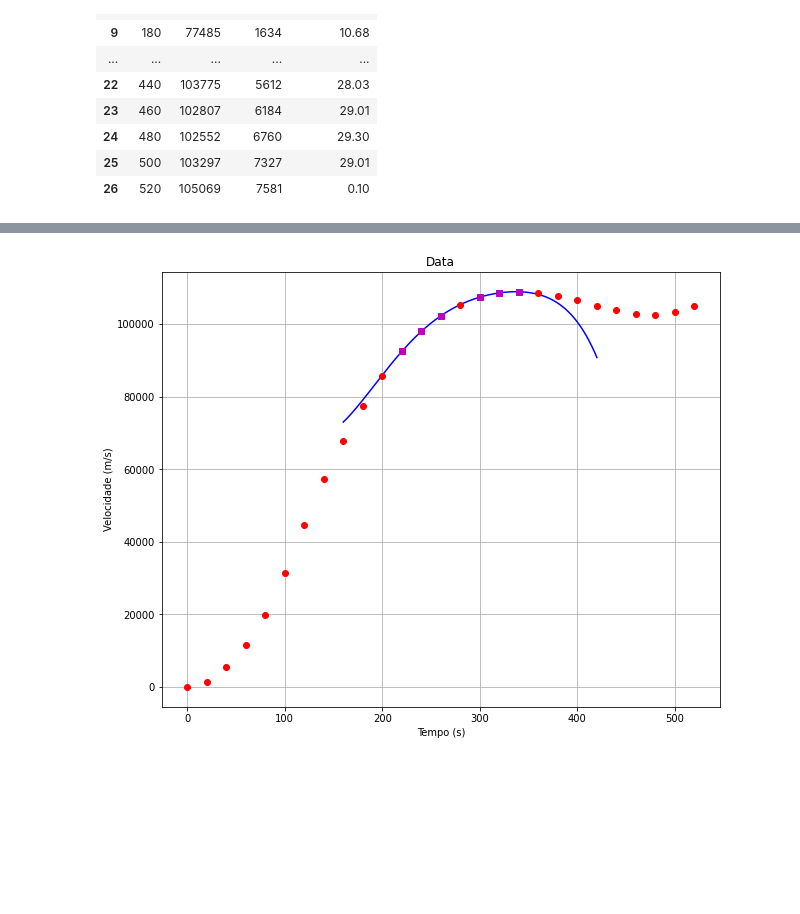
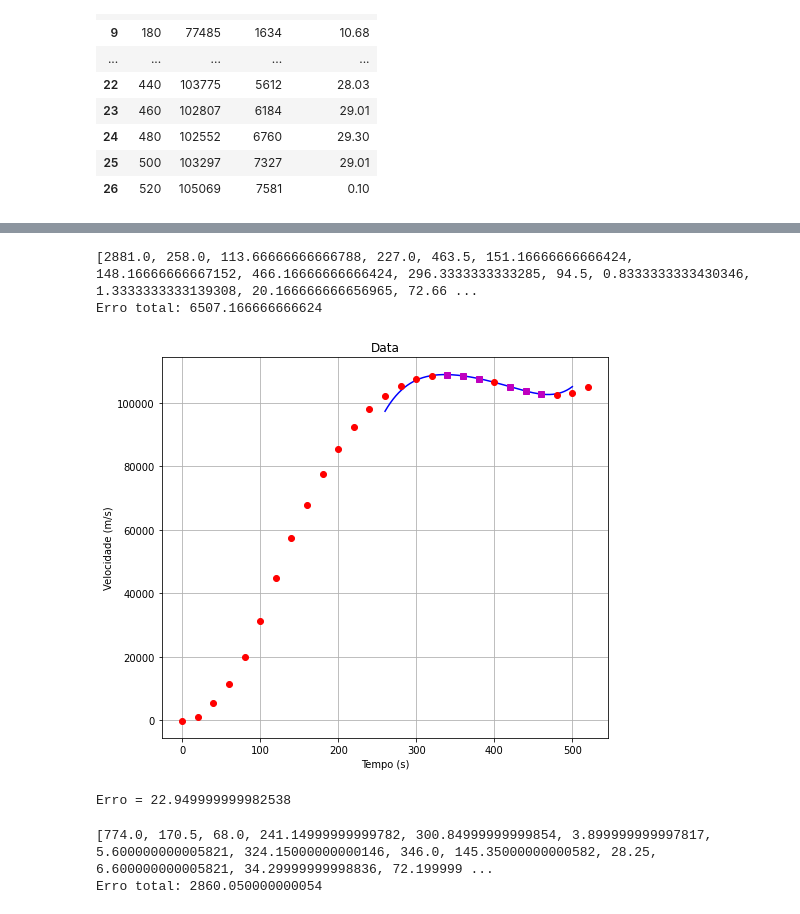
Before and after one commit to Davi-K-Silva/NumericalMethods, a Jupyter notebook: applyed_data.ipynb, the cells around one changed output, grey strips where cells are left out. Saved outputs shown, nothing was run; the diff lists cells and outputs as text; code cells hidden in the pictures; blank space fills up the shorter version.

```diff
--- a/applyed_data.ipynb
+++ b/applyed_data.ipynb
@@ -157,0 +129,8 @@ data
+# %%
+xtarget ,ytarget = getNearPoints(1,x,y,x[20])
+
+xLagrange = np.arange(260, 500.1, 0.1)
+yLagrange = [Lagrange(xtarget,ytarget,i) for i in xLagrange]
+
+Plotpattern(x,y,xtarget,ytarget,xLagrange,yLagrange)
+print("Erro = " + str(abs(Lagrange(xtarget,ytarget,x[20])-y[20])))
@@ -157,0 +140,11 @@ data
+# %%
+errorSum = []
+for i in range(len(x)):
+    xtarget ,ytarget = getNearPoints(1,x,y,x[i])
+    yLagrange = Lagrange(xtarget,ytarget,x[i])
+    error = abs(yLagrange - y[i])
+    errorSum.append(error)
+
+print(errorSum)
+
+print("Erro total: " + str(np.sum(errorSum)))
@@ -157,0 +154,8 @@ data
+# %%
+xtarget ,ytarget = getNearPoints(2,x,y,x[20])
+
+xLagrange = np.arange(260, 500.1, 0.1)
+yLagrange = [Lagrange(xtarget,ytarget,i) for i in xLagrange]
+
+Plotpattern(x,y,xtarget,ytarget,xLagrange,yLagrange)
+print("Erro = " + str(abs(Lagrange(xtarget,ytarget,x[20])-y[20])))
@@ -158,9 +165,39 @@ data
+# %%
+errorSum = []
+for i in range(len(x)):
+    xtarget ,ytarget = getNearPoints(2,x,y,x[i])
+    yLagrange = Lagrange(xtarget,ytarget,x[i])
+    error = abs(yLagrange - y[i])
+    errorSum.append(error)
+
+print(errorSum)
+
+print("Erro total: " + str(np.sum(errorSum)))
+# %% [output]
+[2881.0, 258.0, 113.66666666666788, 227.0, 463.5, 151.16666666666424, 148.16666666667152, 466.16666666666424, 296.3333333333285, 94.5, 0.8333333333430346, 1.3333333333139308, 20.166666666656965, 72.66 ...
+Erro total: 6507.166666666624
 # %%
-xtarget ,ytarget = getNearPoints(3,x,y,280)
+xtarget ,ytarget = getNearPoints(3,x,y,x[20])
 
-xLagrange = np.arange(160, 420.1, 0.1)
+xLagrange = np.arange(260, 500.1, 0.1)
 yLagrange = [Lagrange(xtarget,ytarget,i) for i in xLagrange]
 
 Plotpattern(x,y,xtarget,ytarget,xLagrange,yLagrange)
+print("Erro = " + str(abs(Lagrange(xtarget,ytarget,x[20])-y[20])))
 # %% [output]
-[figure, old version]
+[figure, new version]
+Erro = 22.949999999982538
+# %%
+errorSum = []
+for i in range(len(x)):
+    xtarget ,ytarget = getNearPoints(3,x,y,x[i])
+    yLagrange = Lagrange(xtarget,ytarget,x[i])
+    error = abs(yLagrange - y[i])
+    errorSum.append(error)
+
+print(errorSum)
+
+print("Erro total: " + str(np.sum(errorSum)))
+# %% [output]
+[774.0, 170.5, 68.0, 241.14999999999782, 300.84999999999854, 3.899999999997817, 5.600000000005821, 324.15000000000146, 346.0, 145.35000000000582, 28.25, 6.600000000005821, 34.29999999998836, 72.199999 ...
+Erro total: 2860.050000000054
```
Also changed, not shown: parts of 25 cells of this notebook.
